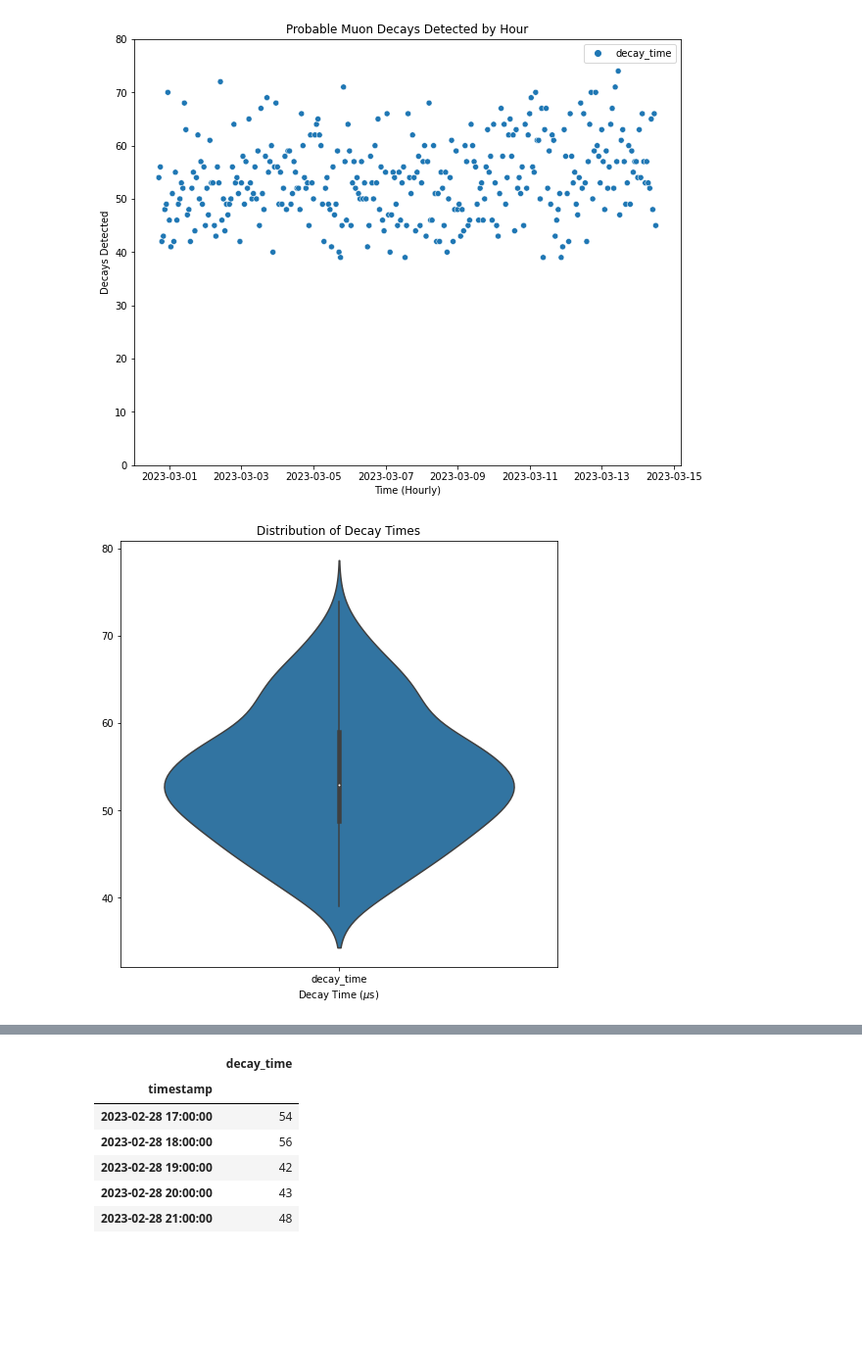
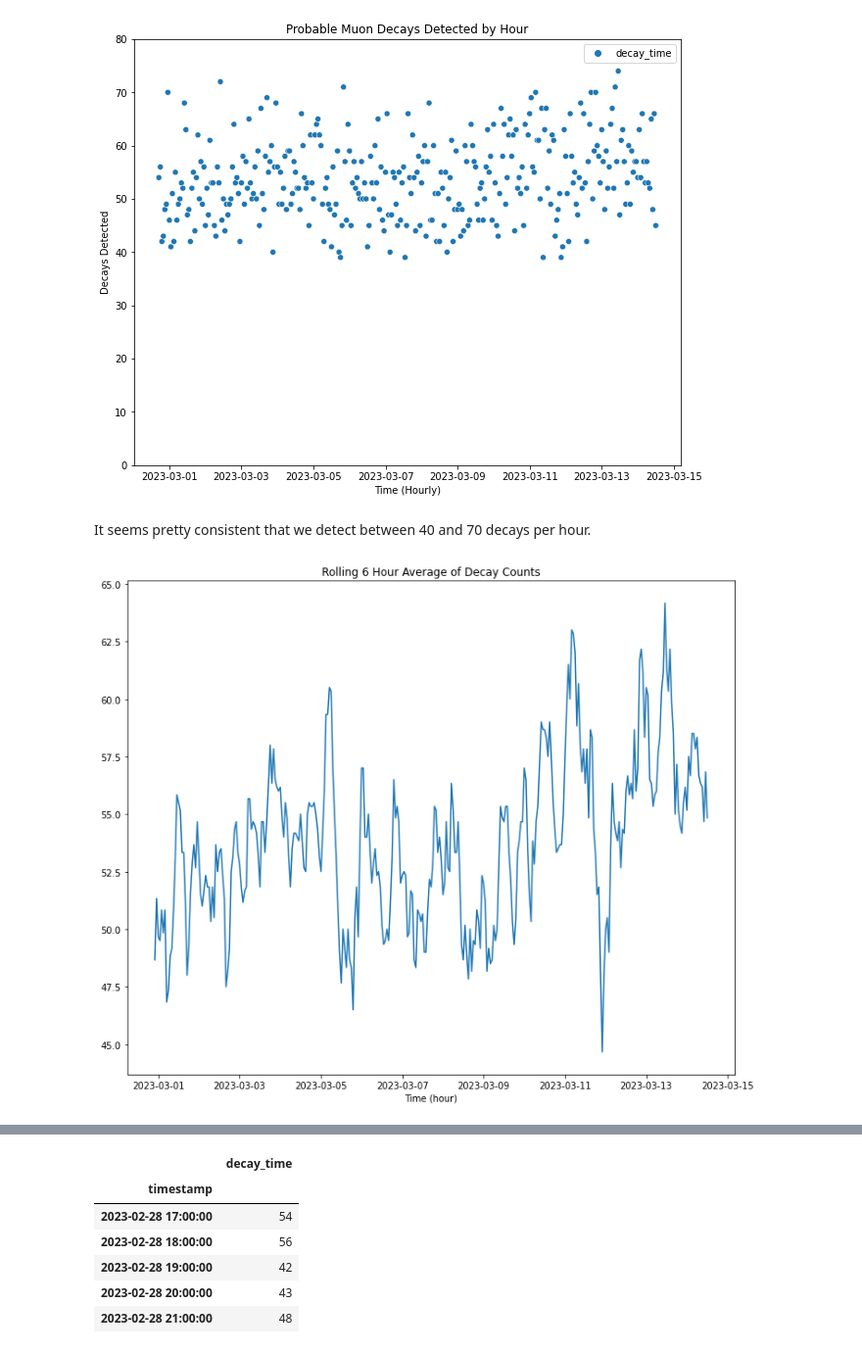
Before and after one commit to john-hafner/PHY451-Muon, a Jupyter notebook: Decay_Counts_Rate_Analysis.ipynb, the cells around one changed output, grey strips where cells are left out. Shown at 98% size. Cells and saved outputs as stored; diff of their text form; code cells hidden in the pictures; blank space fills up the shorter version.

```diff
--- a/Decay_Counts_Rate_Analysis.ipynb
+++ b/Decay_Counts_Rate_Analysis.ipynb
@@ -16,15 +16,22 @@ Mounted at /content/drive
 # %%
-# Gets to base of your google drive
+# Gets to base of your google drive, don't change this.
 base = 'drive/My Drive'
-# Specific folder the data is stored in, may be multiple levels in
+# Specific folder the data is stored in, may be multiple levels in, separated
+# by forward slashes (/)
 folder = 'PHY451 - Muons/Our Data'
 # file name
 file = 'muon_3-14-23.data'
 
-df = pd.read_csv(base + '/' + folder + '/' + file, delim_whitespace=True, names=['decay_time', 'timestamp'], header=None)
+# Combine the above locations to the full file path.
+file_path = base + '/' + folder + '/' + file
+df = pd.read_csv(file_path, delim_whitespace=True, names=['decay_time', 'timestamp'], header=None)
+#df = pd.read_csv(base + '/' + folder + '/' + file, delim_whitespace=True, names=['decay_time', 'timestamp'], header=None)
 #df = pd.read_csv('drive/My Drive/PHY451 - Muons/Our Data/muon_3-14-23.data', delim_whitespace=True, names=['decay_time', 'timestamp'], header=None)
 df['timestamp'] = pd.to_datetime(df['timestamp'], unit='s')
 print(f'Loaded {df.shape[0]} records')
+print('Records of T < 20000:', df[df['decay_time'] < 20000].shape[0])
+print('Records of 20000 < T < 40000:', df[(df['decay_time'] >= 20000) & (df['decay_time'] < 40000)].shape[0])
+print('Records of T >= 40000:', df[df['decay_time'] >= 40000].shape[0])
 df.head(5)
 # %% [output]
 Loaded 8321311 records
@@ -80,11 +295,13 @@ plt.title('Probable Muon Decays Detected by Hour')
 plt.show()
 # %% [output]
 [figure]
+# %% [markdown]
+It seems pretty consistent that we detect between 40 and 70 decays per hour.
 # %%
-plt.figure(figsize=(8,8))
-plt.title('Distribution of Decay Times')
-sns.violinplot(data=df[df['decay_time'] < 20000].set_index('timestamp').resample('H').count()[1:-1])
-plt.xlabel('Decay Time ($\mu$s)')
+plt.figure(figsize=(12,10))
+plt.plot(df[df['decay_time'] < 20000].set_index('timestamp').resample('H').count()[1:-1].rolling(window=6).mean())
+plt.xlabel('Time (hour)')
+plt.title('Rolling 6 Hour Average of Decay Counts')
 plt.show()
 # %% [output]
-[figure, old version]
+[figure, new version]
```
Also changed, not shown: parts of 53 cells of this notebook.
